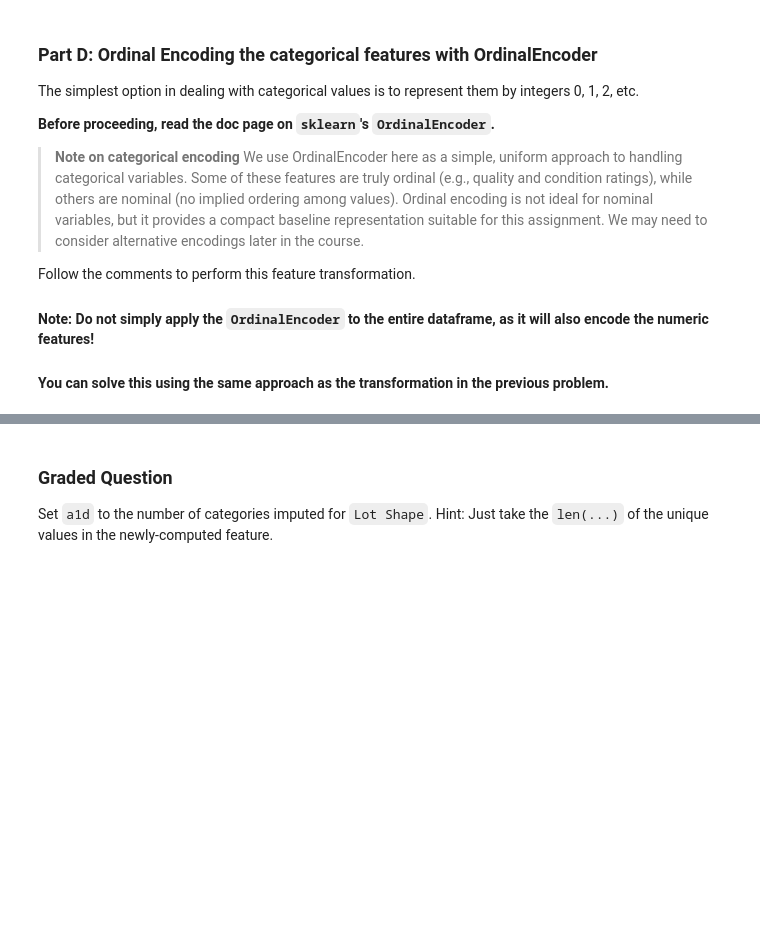
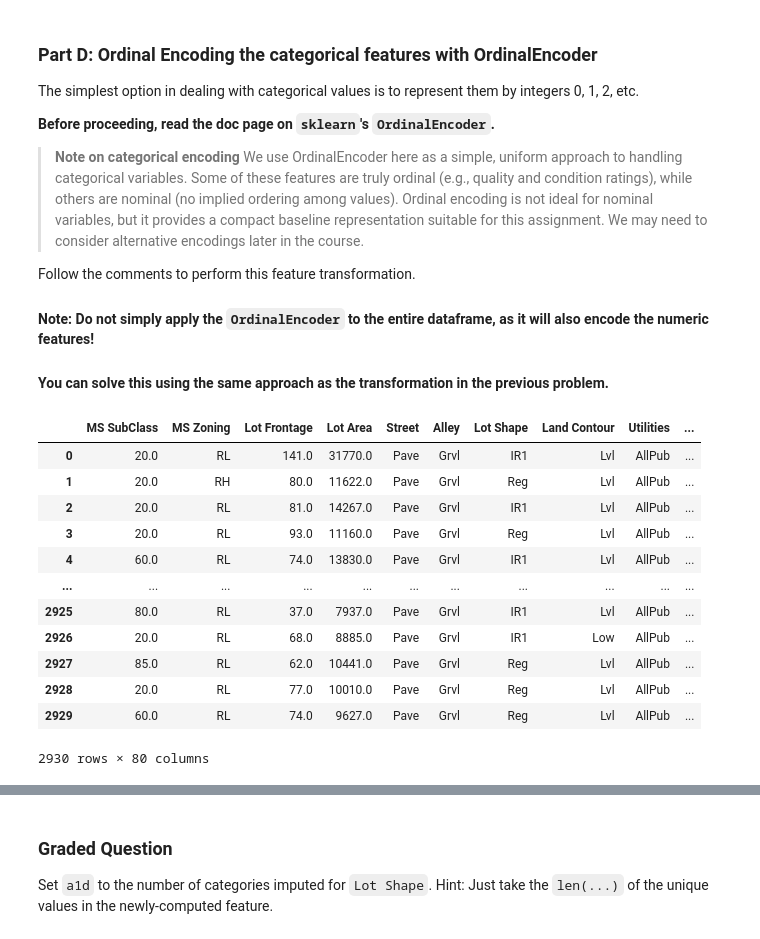
Before and after one commit to Haleymussary00/Module-3-Assignments, a Jupyter notebook: Homework_04.ipynb, the cells around one changed output, grey strips where cells are left out. Saved outputs shown, nothing was run; the diff lists cells and outputs as text; code cells hidden in the pictures; blank space fills up the shorter version.

```diff
--- a/Homework_04.ipynb
+++ b/Homework_04.ipynb
@@ -486,5 +486,21 @@ Follow the comments to perform this feature transformation.
 
 #### Note: Do not simply apply the `OrdinalEncoder` to the entire dataframe, as it will also encode the numeric features!
 #### You can solve this using the same approach as the transformation in the previous problem.
+# %%
+df_imputed
+# %% [output]
+|  | MS SubClass | MS Zoning | Lot Frontage | Lot Area | Street | Alley | Lot Shape | Land Contour | Utilities | ... |
+| 0 | 20.0 | RL | 141.0 | 31770.0 | Pave | Grvl | IR1 | Lvl | AllPub | ... |
+| 1 | 20.0 | RH | 80.0 | 11622.0 | Pave | Grvl | Reg | Lvl | AllPub | ... |
+| 2 | 20.0 | RL | 81.0 | 14267.0 | Pave | Grvl | IR1 | Lvl | AllPub | ... |
+| 3 | 20.0 | RL | 93.0 | 11160.0 | Pave | Grvl | Reg | Lvl | AllPub | ... |
+| 4 | 60.0 | RL | 74.0 | 13830.0 | Pave | Grvl | IR1 | Lvl | AllPub | ... |
+| ... | ... | ... | ... | ... | ... | ... | ... | ... | ... | ... |
+| 2925 | 80.0 | RL | 37.0 | 7937.0 | Pave | Grvl | IR1 | Lvl | AllPub | ... |
+| 2926 | 20.0 | RL | 68.0 | 8885.0 | Pave | Grvl | IR1 | Low | AllPub | ... |
+| 2927 | 85.0 | RL | 62.0 | 10441.0 | Pave | Grvl | Reg | Lvl | AllPub | ... |
+| 2928 | 20.0 | RL | 77.0 | 10010.0 | Pave | Grvl | Reg | Lvl | AllPub | ... |
+| 2929 | 60.0 | RL | 74.0 | 9627.0 | Pave | Grvl | Reg | Lvl | AllPub | ... |
+2930 rows × 80 columns
 # %%
 # Put df_imputed in the form X, y
```
Also changed, not shown: parts of 5 cells of this notebook.
